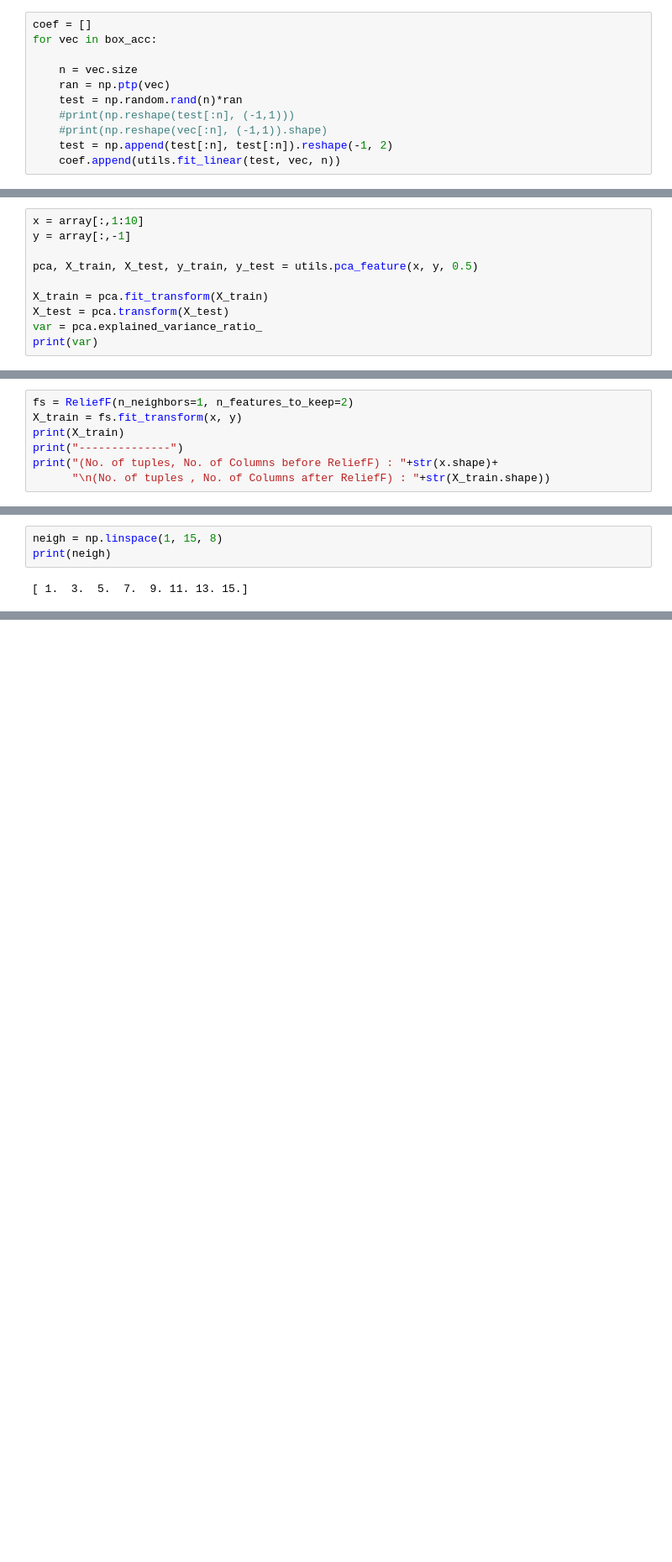
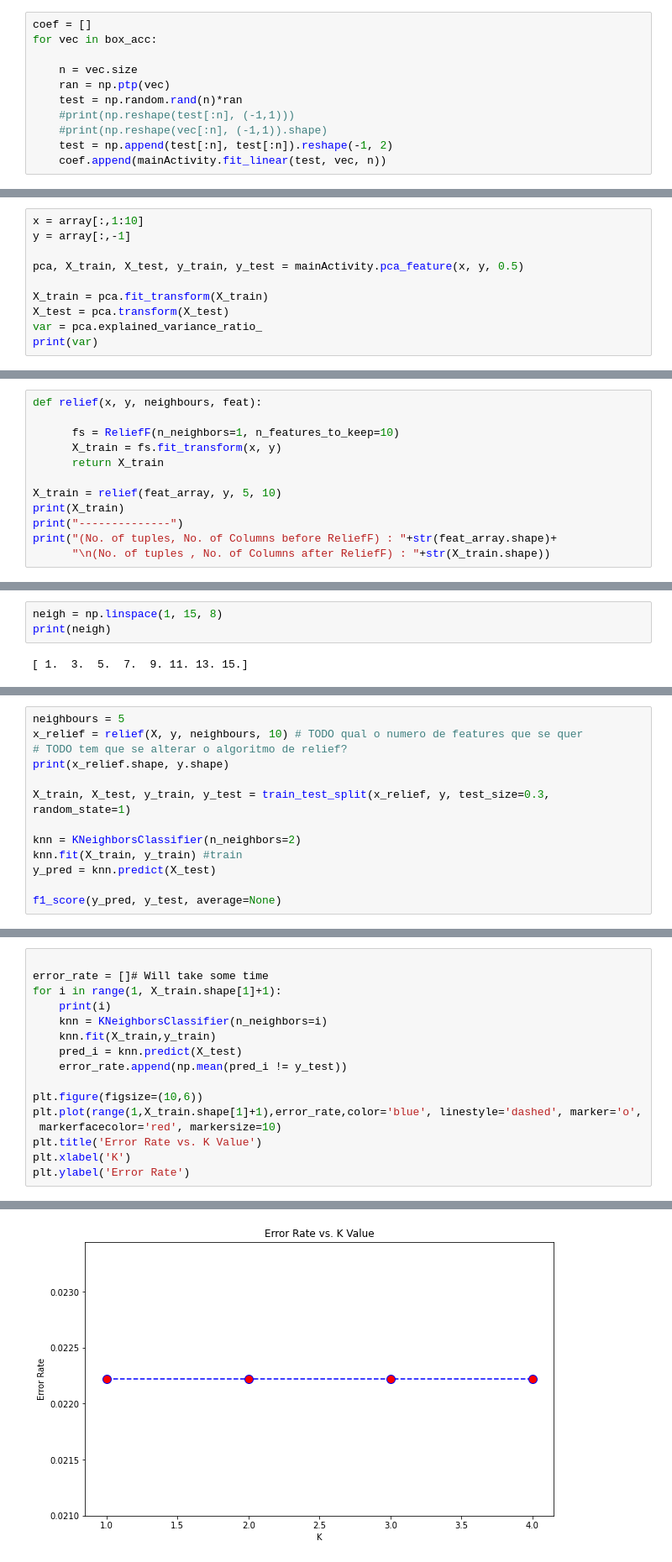
Before and after one commit to eduardofbneves/TCD-TL, a Jupyter notebook: data_analysis.ipynb, the cells around one changed output, grey strips where cells are left out. Shown at 84% size. Cells and saved outputs as stored; diff of their text form; blank space fills up the shorter version.

```diff
--- a/data_analysis.ipynb
+++ b/data_analysis.ipynb
@@ -136,7 +153,7 @@ for vec in box_acc:
     #print(np.reshape(test[:n], (-1,1)))
     #print(np.reshape(vec[:n], (-1,1)).shape)
     test = np.append(test[:n], test[:n]).reshape(-1, 2)
-    coef.append(utils.fit_linear(test, vec, n))
+    coef.append(mainActivity.fit_linear(test, vec, n))
 # %%
 
 for i in range(16):
@@ -172,7 +187,7 @@ print(x.shape, y.shape)
 x = array[:,1:10]
 y = array[:,-1]
 
-pca, X_train, X_test, y_train, y_test = utils.pca_feature(x, y, 0.5)
+pca, X_train, X_test, y_train, y_test = mainActivity.pca_feature(x, y, 0.5)
 
 X_train = pca.fit_transform(X_train)
 X_test = pca.transform(X_test)
@@ -191,10 +206,15 @@ fisher_score.feature_rating
 
 nao esta a dar
 # %%
-fs = ReliefF(n_neighbors=1, n_features_to_keep=2)
-X_train = fs.fit_transform(x, y)
+def relief(x, y, neighbours, feat):
+
+      fs = ReliefF(n_neighbors=1, n_features_to_keep=10)
+      X_train = fs.fit_transform(x, y)
+      return X_train
+
+X_train = relief(feat_array, y, 5, 10)
 print(X_train)
 print("--------------")
-print("(No. of tuples, No. of Columns before ReliefF) : "+str(x.shape)+
+print("(No. of tuples, No. of Columns before ReliefF) : "+str(feat_array.shape)+
       "\n(No. of tuples , No. of Columns after ReliefF) : "+str(X_train.shape))
 # %% [output]
@@ -319,0 +430,13 @@ print(neigh)
+# %%
+neighbours = 5
+x_relief = relief(X, y, neighbours, 10) # TODO qual o numero de features que se quer
+# TODO tem que se alterar o algoritmo de relief?
+print(x_relief.shape, y.shape)
+
+X_train, X_test, y_train, y_test = train_test_split(x_relief, y, test_size=0.3, random_state=1)
+
+knn = KNeighborsClassifier(n_neighbors=2)
+knn.fit(X_train, y_train) #train
+y_pred = knn.predict(X_test)
+
+f1_score(y_pred, y_test, average=None)
@@ -319,0 +448,17 @@ print(neigh)
+# %%
+
+error_rate = []# Will take some time
+for i in range(1, X_train.shape[1]+1):
+    print(i)
+    knn = KNeighborsClassifier(n_neighbors=i)
+    knn.fit(X_train,y_train)
+    pred_i = knn.predict(X_test)
+    error_rate.append(np.mean(pred_i != y_test))
+
+plt.figure(figsize=(10,6))
+plt.plot(range(1,X_train.shape[1]+1),error_rate,color='blue', linestyle='dashed', marker='o',
+ markerfacecolor='red', markersize=10)
+plt.title('Error Rate vs. K Value')
+plt.xlabel('K')
+plt.ylabel('Error Rate')
+# %% [output]
@@ -319,0 +470 @@ print(neigh)
+[figure, added]
```
Also changed, not shown: parts of 24 cells of this notebook, 1 other file.
